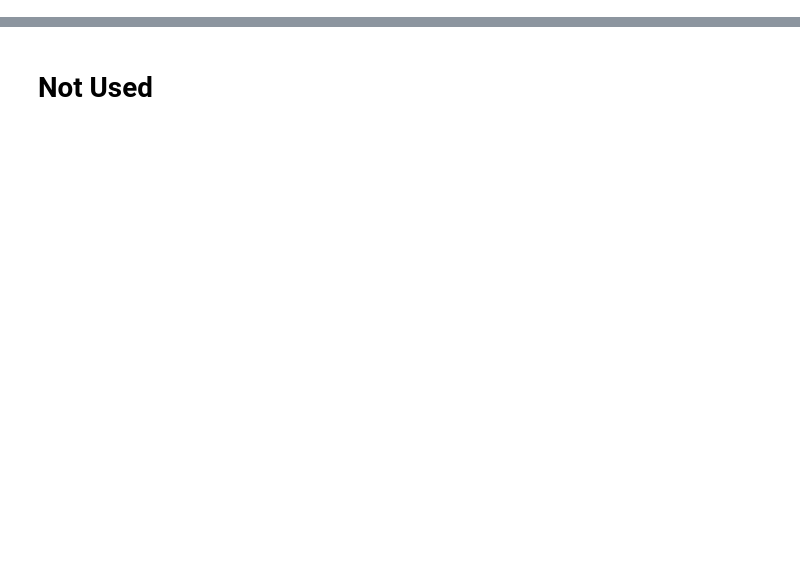
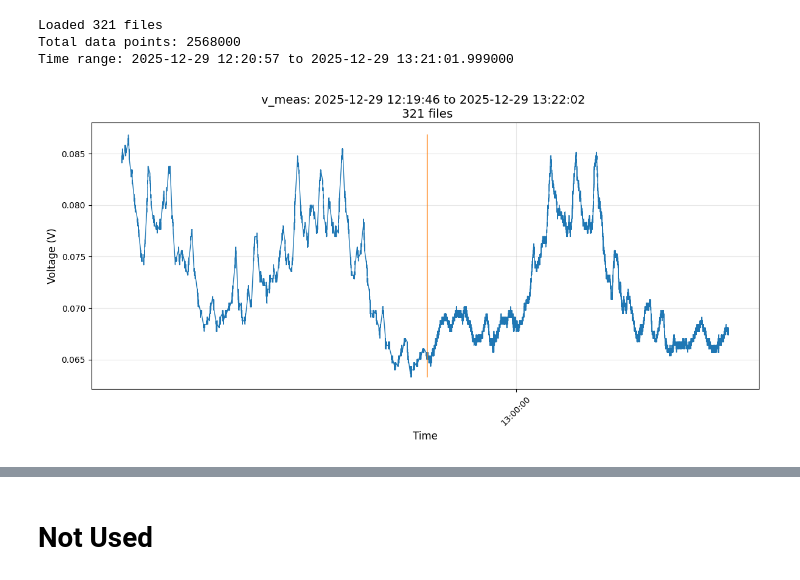
Before and after one commit to Harshghub/Interferometry-analysis, a Jupyter notebook: measurement/analysis_long_scripts_interferometry.ipynb, the cells around one changed output, grey strips where cells are left out. Saved outputs shown, nothing was run; the diff lists cells and outputs as text; code cells hidden in the pictures; blank space fills up the shorter version.

```diff
--- a/measurement/analysis_long_scripts_interferometry.ipynb
+++ b/measurement/analysis_long_scripts_interferometry.ipynb
@@ -10,13 +10,14 @@ import csv
 RESULTS_DIR = Path("../results")
 # %%
 # Define time range for concatenating measurements
-start_str = "2025-12-24 15:53:14"  # inclusive start
-end_str = "2025-12-25 01:41:38"
+start_str = "2025-12-29 12:19:46"  # inclusive start
+end_str = "2025-12-29 13:22:02"
 
+# type_meas = "full_swing" # full_swing
 type_meas = "v_meas" # full_swing
 
-fourier_analysis = True
-plot_data = False
+fourier_analysis = False
+plot_data = True
 # %%
 %matplotlib widget
 # %%
@@ -72,6 +91,13 @@ else:
         print(f"Loaded {len(files_in_range)} files")
         print(f"Total data points: {len(concat_voltage)}")
         print(f"Time range: {base_dt} to {base_dt + datetime.timedelta(seconds=concat_time[-1])}")
+# %% [output]
+Loaded 321 files
+Total data points: 2568000
+Time range: 2025-12-29 12:20:57 to 2025-12-29 13:21:01.999000
+# %%
+a = [datetime.datetime.strptime("2025-12-29 12:51:12", "%Y-%m-%d %H:%M:%S")]*len(concat_time)
+b = np.linspace(min(concat_voltage),max(concat_voltage),len(concat_time))
 # %%
 # Plot the concatenated data
 if 'concat_time' in locals() and 'concat_voltage' in locals() and len(concat_time) > 0:
@@ -100,30 +126,33 @@ if 'concat_time' in locals() and 'concat_voltage' in locals() and len(concat_tim
     if plot_data:
 
         plt.figure(figsize=(12, 6))
         plt.plot(concat_datetime[:], concat_voltage[:], linewidth=1)
+        plt.plot(a,b,linewidth=1)
         # plt.plot(concat_voltage[:], linewidth=1)
         plt.xlabel("Time", fontsize=12)
         # Format x-axis to show time nicely
         plt.gca().xaxis.set_major_formatter(mdates.DateFormatter('%H:%M:%S'))
         plt.gca().xaxis.set_major_locator(mdates.HourLocator(interval=1))
         plt.xticks(rotation=45)
         plt.ylabel("Voltage (V)", fontsize=12)
         plt.title(
             f"{type_meas}: {start_str} to {end_str} \n {len(files_in_range)} files",
             fontsize=14,
         )
         plt.grid(True, alpha=0.3)
         plt.tight_layout()
         plt.show()
         plt.savefig(f"{type_meas}_{start_str}_{end_str}.png")
 
         print("\nConcatenated voltage stats:")
         print(f"  Min: {np.min(concat_voltage):.6f} V")
         print(f"  Max: {np.max(concat_voltage):.6f} V")
         print(f"  Mean: {np.mean(concat_voltage):.6f} V")
         print(f"  Std: {np.std(concat_voltage):.6f} V")
         print("\nFiles included (chronological):")
         for dt, file in files_in_range:
             print(f"  {dt} -> {file.name}")
 else:
     print("No data loaded. Please run the data loading cell first.")
+# %% [output]
+[figure, added]
```
Also changed, not shown: parts of 2 cells of this notebook, 11 other files.
